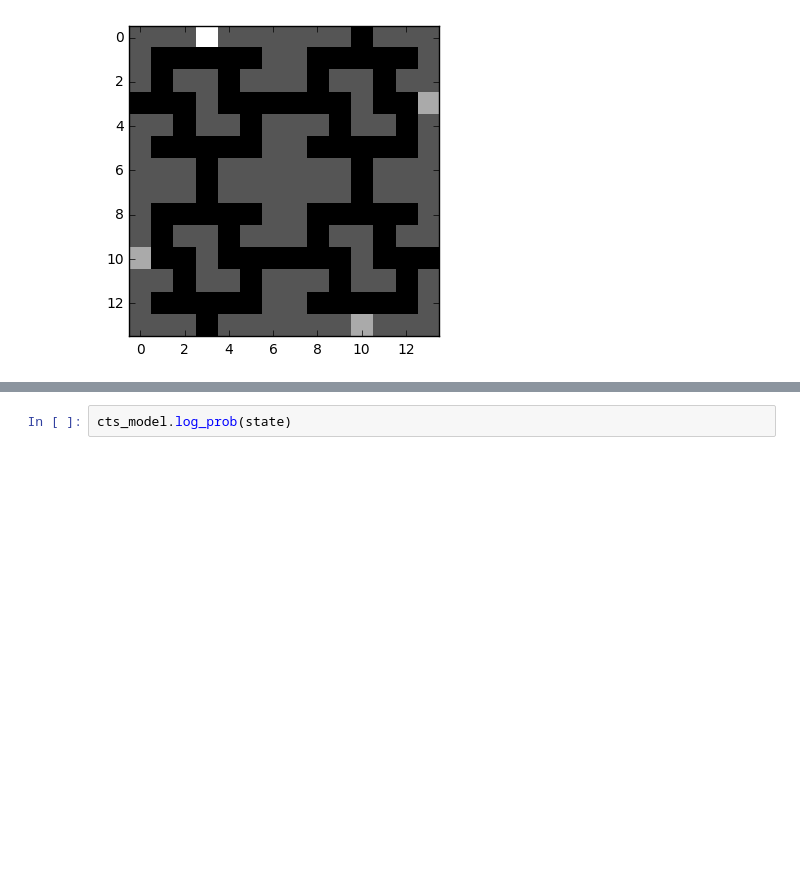
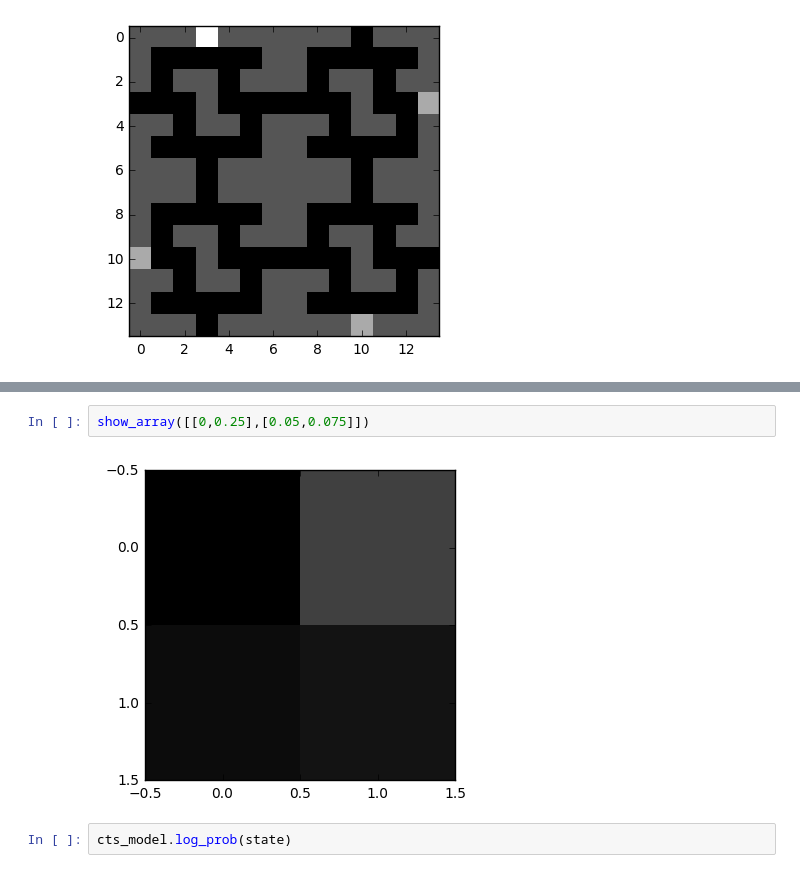
Before and after one commit to tabzraz/RL, a Jupyter notebook: Untitled.ipynb, the cells around one changed output, grey strips where cells are left out. Drawn from its saved outputs; the diff is of its cells as text; blank space fills up the shorter version.

```diff
--- a/Untitled.ipynb
+++ b/Untitled.ipynb
@@ -48,3 +56,7 @@ show_array(state)
+# %%
+show_array([[0,0.25],[0.05,0.075]])
+# %% [output]
+[figure, added]
 # %%
 cts_model.log_prob(state)
 # %% [output]
```
Also changed, not shown: parts of 7 cells of this notebook, 4 other files.
